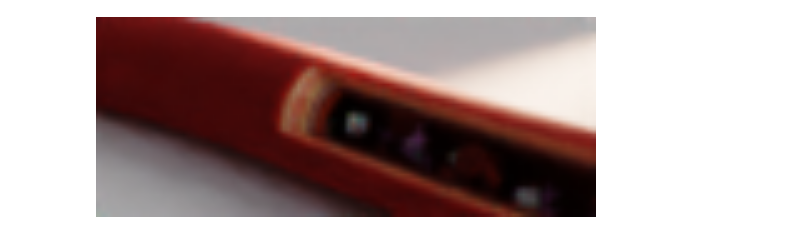
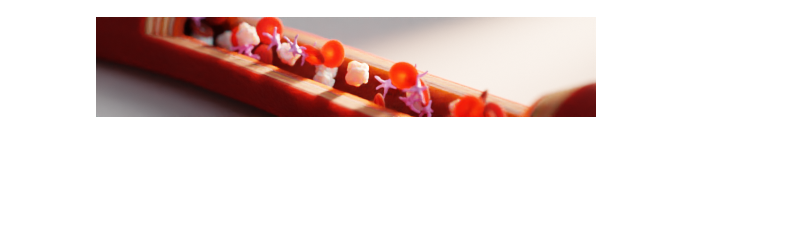
Before and after one commit to kolibril13/ipyblender-experimental, a Jupyter notebook: blood_vessle.ipynb, the cells around one changed output. Saved outputs shown, nothing was run; the diff lists cells and outputs as text; code cells hidden in the pictures; blank space fills up the shorter version.

```diff
--- a/blood_vessle.ipynb
+++ b/blood_vessle.ipynb
@@ -7,30 +7,21 @@ sys.stderr = open(os.devnull, 'w')
 # %%
 import bpy
 from IPython.display import display, Image
 
 
 def render_image(resx=200, resy = 100):
     path = "test.png"
     bpy.context.scene.render.resolution_x = resx
     bpy.context.scene.render.resolution_y = resy
     bpy.context.scene.render.image_settings.file_format = 'PNG'
     bpy.ops.render.render()
     bpy.data.images['Render Result'].save_render(filepath=path)
     display(Image(filename=path, width=500))
 
 bpy.ops.wm.open_mainfile(filepath="blood_vessel.blend")
-
-
 bpy.ops.object.geometry_nodes_move_to_nodes()
 artery_object = bpy.data.objects['Artery']
 group = artery_object.modifiers['Artery'].node_group.nodes['Group']
-
-group.inputs['Cutaway start'].default_value = 0.5
-group.inputs['Cutaway end'].default_value = 0.9
-group.inputs['Radial slice point'].default_value = 0.8
-
-
-
-render_image(resx = 100, resy = 40)
+render_image(resx = 500, resy = 100)
 # %% [output]
-[figure, old version]
+[figure, new version]
```
Also changed, not shown: parts of 2 cells of this notebook.
